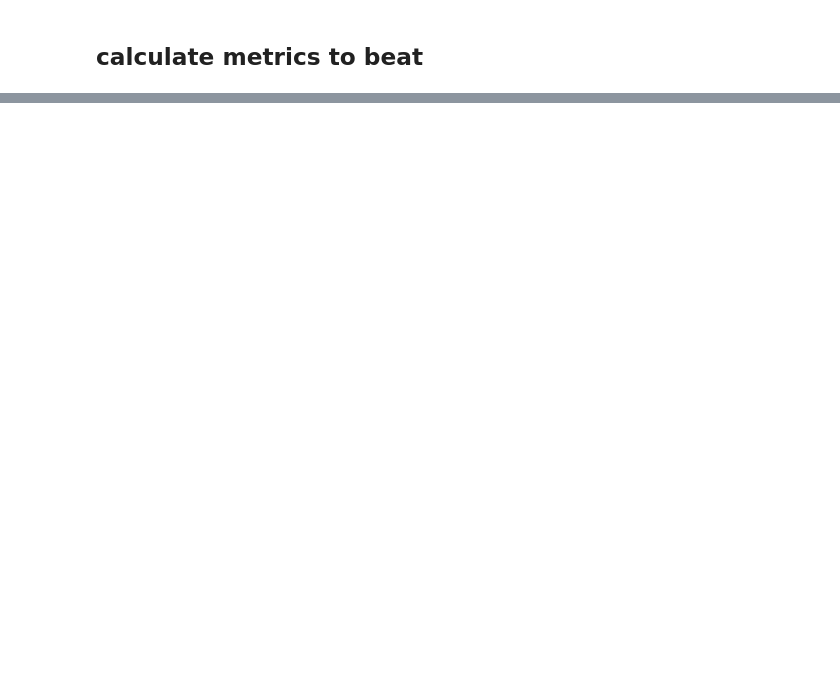
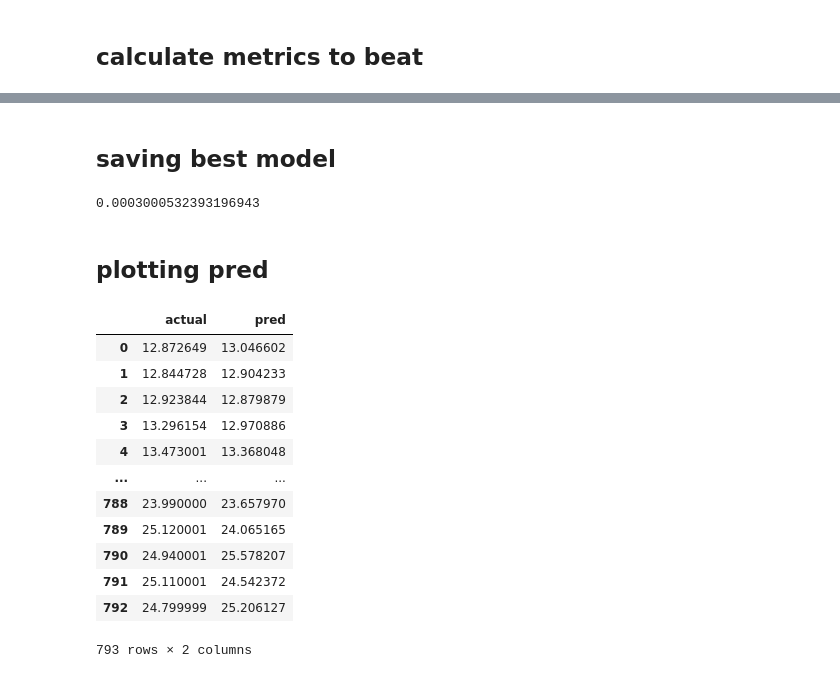
Before and after one commit to LucasGama1207/petr4_prediction, a Jupyter notebook: Petro.ipynb, the cells around one changed output, grey strips where cells are left out. Drawn from its saved outputs; the diff is of its cells as text; code cells hidden in the pictures; blank space fills up the shorter version.

```diff
--- a/Petro.ipynb
+++ b/Petro.ipynb
@@ -498,0 +666,2 @@ rmse_base
+# %% [markdown]
+## saving best model
@@ -498,0 +674,29 @@ rmse_base
+# %%
+# load the model from disk
+loaded_model = pickle.load(open(filename, 'rb'))
+y_pred=loaded_model.predict(x_test)
+y_pred=scaler.inverse_transform(y_pred)
+rmse = np.sqrt(np.mean(y_pred - y_test)**2)
+rmse
+# %% [output]
+0.0003000532393196943
+# %% [markdown]
+## plotting pred
+# %%
+predict = pd.DataFrame(y_test).rename(columns={0:'actual'})
+predict['pred']=pd.DataFrame(y_pred)
+predict
+# %% [output]
+|  | actual | pred |
+| 0 | 12.872649 | 13.046602 |
+| 1 | 12.844728 | 12.904233 |
+| 2 | 12.923844 | 12.879879 |
+| 3 | 13.296154 | 12.970886 |
+| 4 | 13.473001 | 13.368048 |
+| ... | ... | ... |
+| 788 | 23.990000 | 23.657970 |
+| 789 | 25.120001 | 24.065165 |
+| 790 | 24.940001 | 25.578207 |
+| 791 | 25.110001 | 24.542372 |
+| 792 | 24.799999 | 25.206127 |
+793 rows × 2 columns
```
Also changed, not shown: parts of 29 cells of this notebook, 1 other file.
